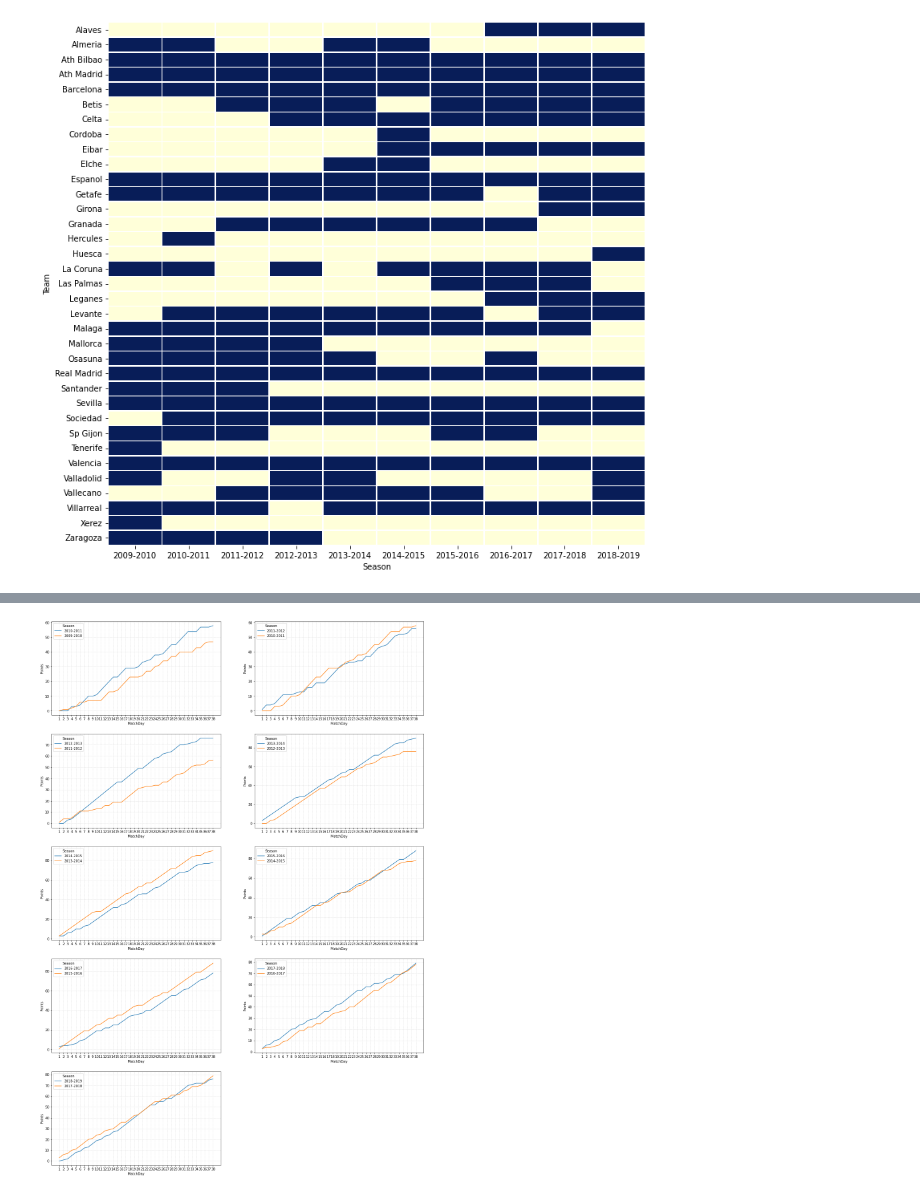
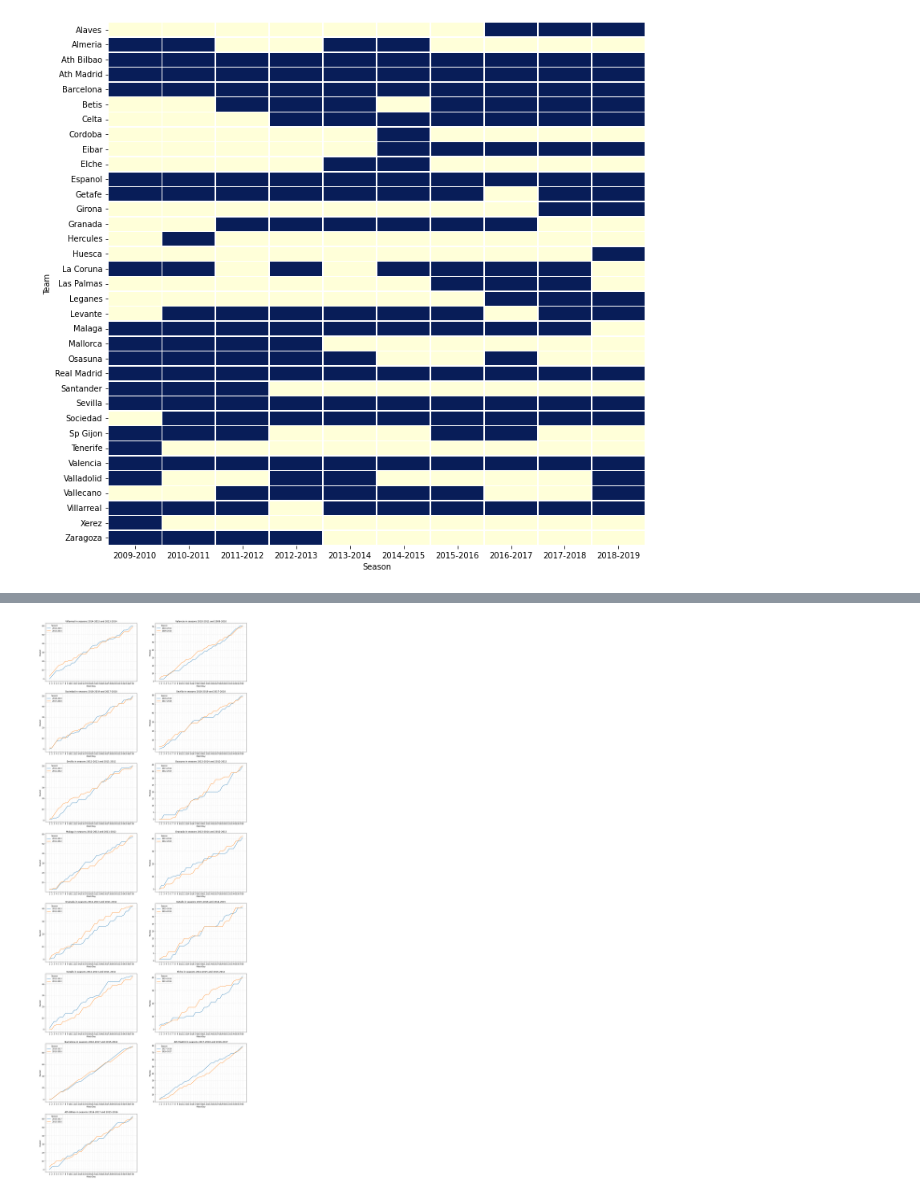
Before and after one commit to yes-G/FussballPrognose, a Jupyter notebook: LeagueAnalysis.ipynb, the cells around one changed output, grey strips where cells are left out. Drawn from its saved outputs; the diff is of its cells as text; code cells hidden in the pictures.

```diff
--- a/LeagueAnalysis.ipynb
+++ b/LeagueAnalysis.ipynb
@@ -163,13 +149,32 @@ backToBack
+# %%
+teams = df2.HomeTeam.unique()
+teams.sort()
+similarStories = []
+for team in teams:
+  points = PointsEverySeason(df2, team)
+  backToBack = IdentifyBackToBackSeasons(df2, team)
+  for i, v in enumerate(backToBack,1):
+    p1 = points[points.Season==v[0]].copy().reset_index(drop=True)
+    p2 = points[points.Season==v[1]].copy().reset_index(drop=True)
+
+    p1['PointsC'] = p1.Points.cumsum()
+    p2['PointsC'] = p2.Points.cumsum()
+
+    s, p = ttest_ind(p2.Points, p1.Points)
+    if p > 0.90:
+      pairPoints = pd.concat([p1, p2],ignore_index=True)
+      similarStories.insert(0, {'Team':team,'seasons':v,'p-value':p, 'data':pairPoints})
 # %%
-#plot consequtive performances
-r=len(backToBack)
-c = int(r/2)+1
-plt.figure(figsize=(20,30));
-for i, v in enumerate(backToBack,1):
-  plt.subplot(c,2,i)
-  pairPoints = points[(points.Season == v[0]) | (points.Season == v[1])]
-  sns.lineplot(y=pairPoints.Points, x=pairPoints.MatchDay, hue=pairPoints.Season);
+
+N = len(similarStories)
+R = int(N/2)+1
+plt.figure(figsize=(20,R*7));
+x = np.arange(1,39)
+for i,story in enumerate(similarStories,1):
+  plt.subplot(R,2,i)
+  sns.lineplot(y=story['data'].PointsC, x=story['data'].MatchDay, hue=story['data'].Season);
   plt.grid(color='gainsboro', linestyle='--', linewidth=0.7);
   plt.xticks(ticks=x);
+  plt.title(f'{story["Team"]} in seasons {story["seasons"][0]} and {story["seasons"][1]}')
 # %% [output]
-[figure, old version]
+[figure, new version]
```
Also changed, not shown: parts of 5 cells of this notebook.
